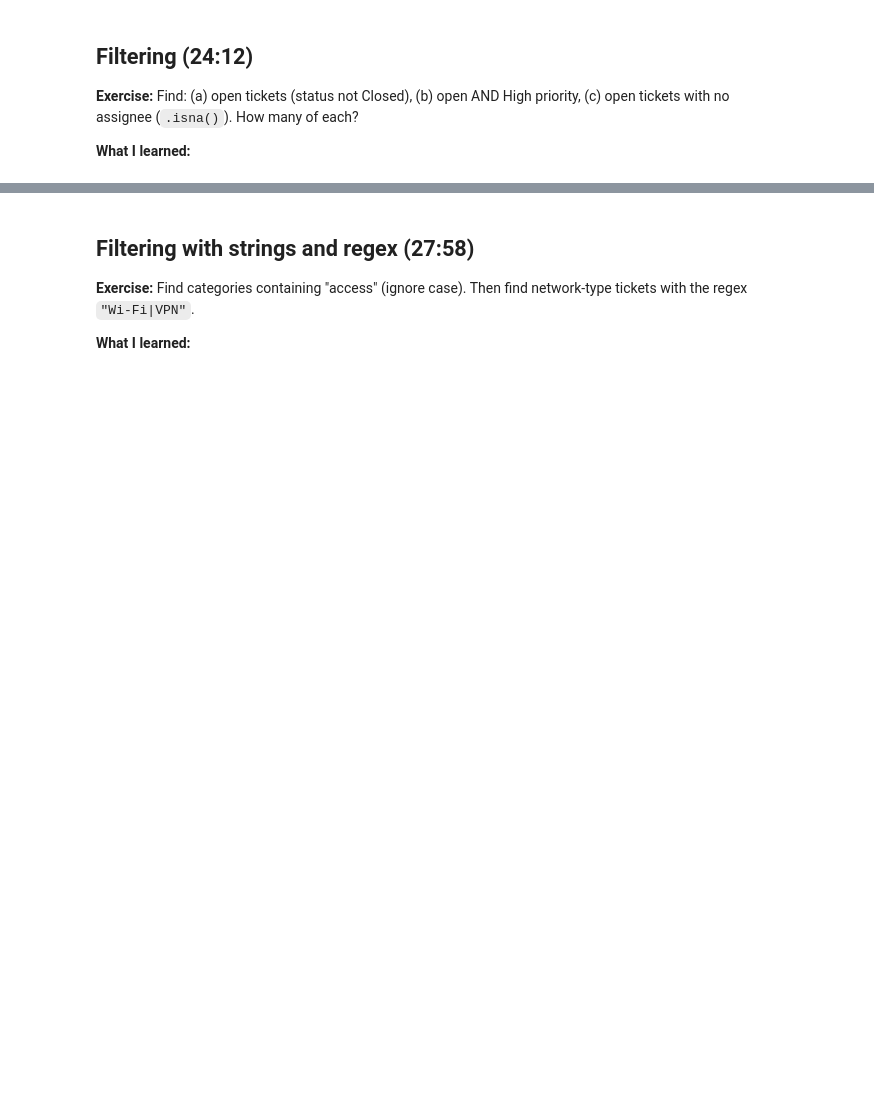
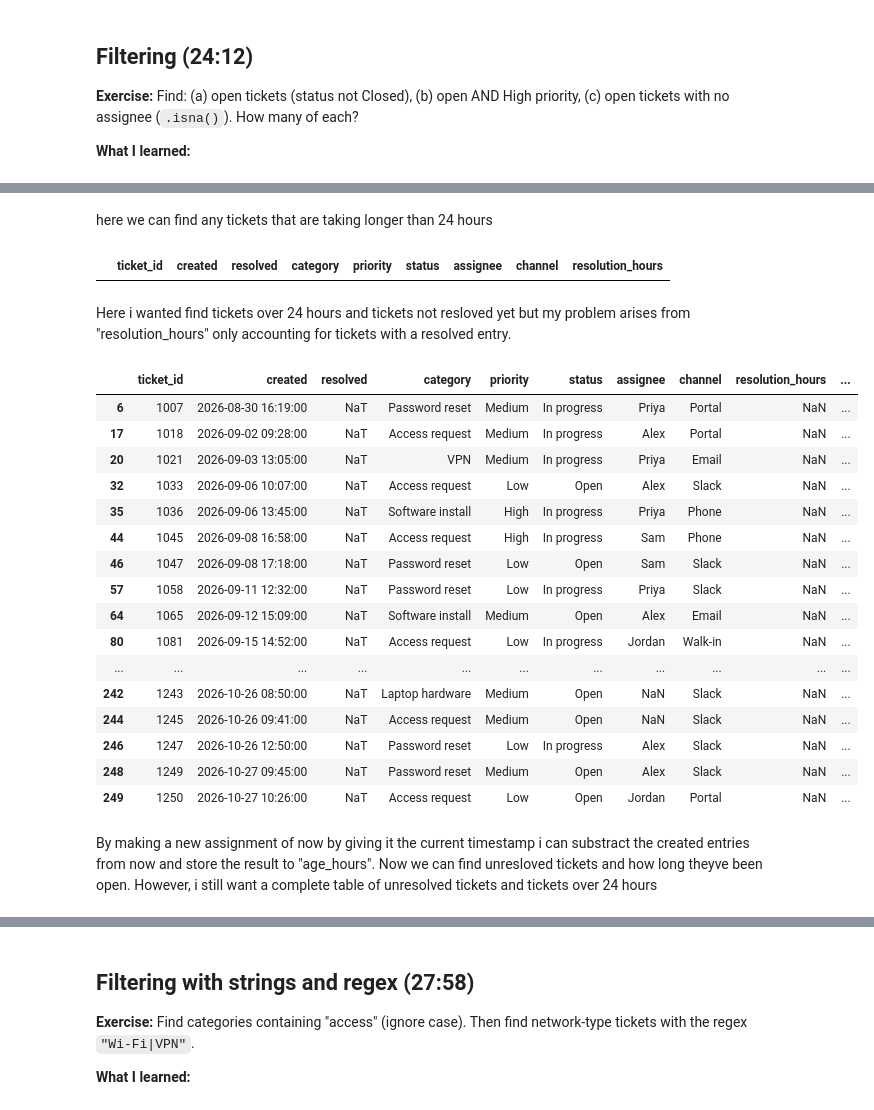
Before and after one commit to LomondArts/ticketing-project, a Jupyter notebook: ticket_practice.ipynb, the cells around one changed output, grey strips where cells are left out. Drawn from its saved outputs; the diff is of its cells as text; code cells hidden in the pictures; blank space fills up the shorter version.

```diff
--- a/ticket_practice.ipynb
+++ b/ticket_practice.ipynb
@@ -76,0 +79,4 @@ tickets.describe()
+# %%
+tickets["created"] = pd.to_datetime(tickets["created"])
+tickets["resolved"] = pd.to_datetime(tickets["resolved"])
+tickets["resolution_hours"] = (tickets["resolved"] - tickets["created"]).dt.total_seconds() / 3600
@@ -116,0 +255,3 @@ tickets.shape
+# %%
+tickets.loc[tickets["ticket_id"] == 1004, "status"] = "Closed"
+tickets.loc[tickets["ticket_id"] == 1004, "resolved"] = pd.Timestamp("2026-08-30 17:00")
@@ -116,0 +267,3 @@ tickets.shape
+# %%
+tickets["resolution_hours"] = (tickets["resolved"] - tickets["created"]).dt.total_seconds() / 3600
+tickets.loc[tickets["ticket_id"] == 1004, "resolution_hours"]
@@ -140,0 +436,32 @@ tickets.shape
+# %% [markdown]
+here we can find any tickets that are taking longer than 24 hours
+# %%
+tickets.loc[(tickets["resolution_hours"] > 24) & (tickets["status"] != "Closed")]
+# %% [output]
+|  | ticket_id | created | resolved | category | priority | status | assignee | channel | resolution_hours |
+# %% [markdown]
+Here i wanted find tickets over 24 hours and tickets not resloved yet but my problem arises from "resolution_hours" only accounting for tickets with a resolved entry.
+# %%
+now = pd.Timestamp.now()
+tickets["age_hours"] = (now - tickets["created"]).dt.total_seconds() / 3600
+tickets.loc[(tickets["age_hours"] > 24) & (tickets["status"] != "Closed")]
+# %% [output]
+|  | ticket_id | created | resolved | category | priority | status | assignee | channel | resolution_hours | ... |
+| 6 | 1007 | 2026-08-30 16:19:00 | NaT | Password reset | Medium | In progress | Priya | Portal | NaN | ... |
+| 17 | 1018 | 2026-09-02 09:28:00 | NaT | Access request | Medium | In progress | Alex | Portal | NaN | ... |
+| 20 | 1021 | 2026-09-03 13:05:00 | NaT | VPN | Medium | In progress | Priya | Email | NaN | ... |
+| 32 | 1033 | 2026-09-06 10:07:00 | NaT | Access request | Low | Open | Alex | Slack | NaN | ... |
+| 35 | 1036 | 2026-09-06 13:45:00 | NaT | Software install | High | In progress | Priya | Phone | NaN | ... |
+| 44 | 1045 | 2026-09-08 16:58:00 | NaT | Access request | High | In progress | Sam | Phone | NaN | ... |
+| 46 | 1047 | 2026-09-08 17:18:00 | NaT | Password reset | Low | Open | Sam | Slack | NaN | ... |
+| 57 | 1058 | 2026-09-11 12:32:00 | NaT | Password reset | Low | In progress | Priya | Slack | NaN | ... |
+| 64 | 1065 | 2026-09-12 15:09:00 | NaT | Software install | Medium | Open | Alex | Email | NaN | ... |
+| 80 | 1081 | 2026-09-15 14:52:00 | NaT | Access request | Low | In progress | Jordan | Walk-in | NaN | ... |
+| ... | ... | ... | ... | ... | ... | ... | ... | ... | ... | ... |
+| 242 | 1243 | 2026-10-26 08:50:00 | NaT | Laptop hardware | Medium | Open | NaN | Slack | NaN | ... |
+| 244 | 1245 | 2026-10-26 09:41:00 | NaT | Access request | Medium | Open | NaN | Slack | NaN | ... |
+| 246 | 1247 | 2026-10-26 12:50:00 | NaT | Password reset | Low | In progress | Alex | Slack | NaN | ... |
+| 248 | 1249 | 2026-10-27 09:45:00 | NaT | Password reset | Medium | Open | Alex | Slack | NaN | ... |
+| 249 | 1250 | 2026-10-27 10:26:00 | NaT | Access request | Low | Open | Jordan | Portal | NaN | ... |
+# %% [markdown]
+By making a new assignment of now by giving it the current timestamp i can substract the created entries from now and store the result to "age_hours". Now we can find unresloved tickets and how long theyve been open. However, i still want a complete table of unresolved tickets and tickets over 24 hours
```
Also changed, not shown: parts of 149 cells of this notebook, 4 other files.
